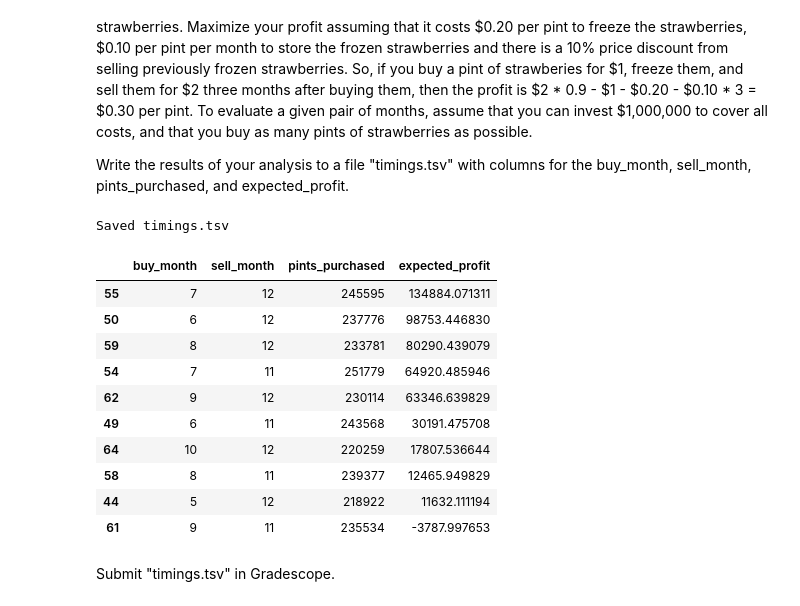
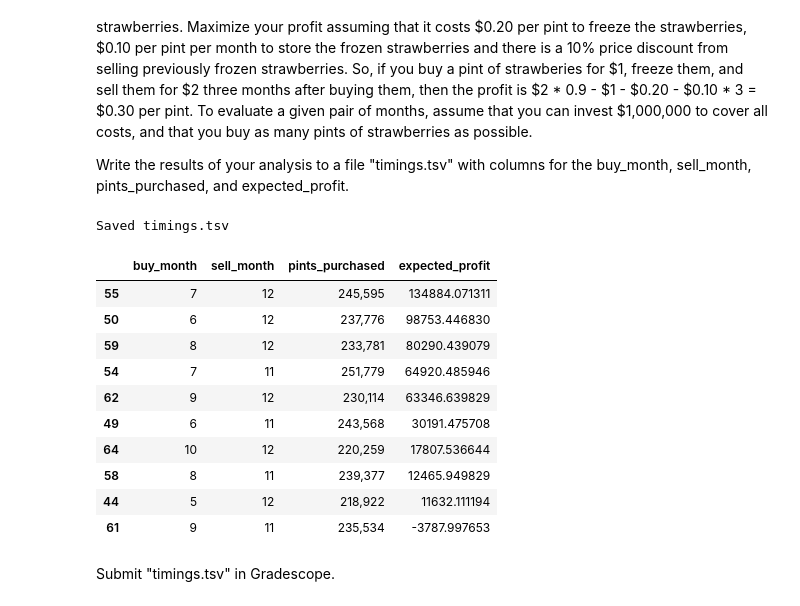
Before and after one commit to acasas11/dx704-project-02, a Jupyter notebook: project.ipynb, the cells around one changed output. Drawn from its saved outputs; the diff is of its cells as text; code cells hidden in the pictures.

```diff
--- a/project.ipynb
+++ b/project.ipynb
@@ -294,46 +294,44 @@ for buy_m in range(1, 13):
         Ps = float(price_by_month[sell_m])
         sell_net = (1.0 - DISCOUNT) * Ps
         per_pint_profit = sell_net - Pb - FREEZE_COST - STORAGE_COST_PER_MONTH * hold
 
         per_pint_outlay = Pb + FREEZE_COST + STORAGE_COST_PER_MONTH * hold
         if per_pint_outlay <= 0:
             pints = 0
         else:
             pints = int(BUDGET // per_pint_outlay)
 
         expected_profit = per_pint_profit * pints
 
         rows.append({
             "buy_month": buy_m,
             "sell_month": sell_m,
             "pints_purchased": pints,
             "expected_profit": expected_profit
         })
 
 timings = pd.DataFrame(rows).sort_values(
     ["expected_profit", "buy_month", "sell_month"], ascending=[False, True, True]
 )
 
-timings["pints_purchased"] = (
-    timings["pints_purchased"].astype("int64").astype(str)
-)
+timings["pints_purchased"] = timings["pints_purchased"].apply(lambda x: f"{int(x):,}")
 
 timings.to_csv("timings.tsv", sep="\t", index=False)
 print("Saved timings.tsv")
 display(timings.head(10))
 # %% [output]
 Saved timings.tsv
 |  | buy_month | sell_month | pints_purchased | expected_profit |
-| 55 | 7 | 12 | 245595 | 134884.071311 |
-| 50 | 6 | 12 | 237776 | 98753.446830 |
-| 59 | 8 | 12 | 233781 | 80290.439079 |
-| 54 | 7 | 11 | 251779 | 64920.485946 |
-| 62 | 9 | 12 | 230114 | 63346.639829 |
-| 49 | 6 | 11 | 243568 | 30191.475708 |
-| 64 | 10 | 12 | 220259 | 17807.536644 |
-| 58 | 8 | 11 | 239377 | 12465.949829 |
-| 44 | 5 | 12 | 218922 | 11632.111194 |
-| 61 | 9 | 11 | 235534 | -3787.997653 |
+| 55 | 7 | 12 | 245,595 | 134884.071311 |
+| 50 | 6 | 12 | 237,776 | 98753.446830 |
+| 59 | 8 | 12 | 233,781 | 80290.439079 |
+| 54 | 7 | 11 | 251,779 | 64920.485946 |
+| 62 | 9 | 12 | 230,114 | 63346.639829 |
+| 49 | 6 | 11 | 243,568 | 30191.475708 |
+| 64 | 10 | 12 | 220,259 | 17807.536644 |
+| 58 | 8 | 11 | 239,377 | 12465.949829 |
+| 44 | 5 | 12 | 218,922 | 11632.111194 |
+| 61 | 9 | 11 | 235,534 | -3787.997653 |
 # %% [markdown]
 Submit "timings.tsv" in Gradescope.
 # %% [markdown]
```
Also changed, not shown: 1 other file.
